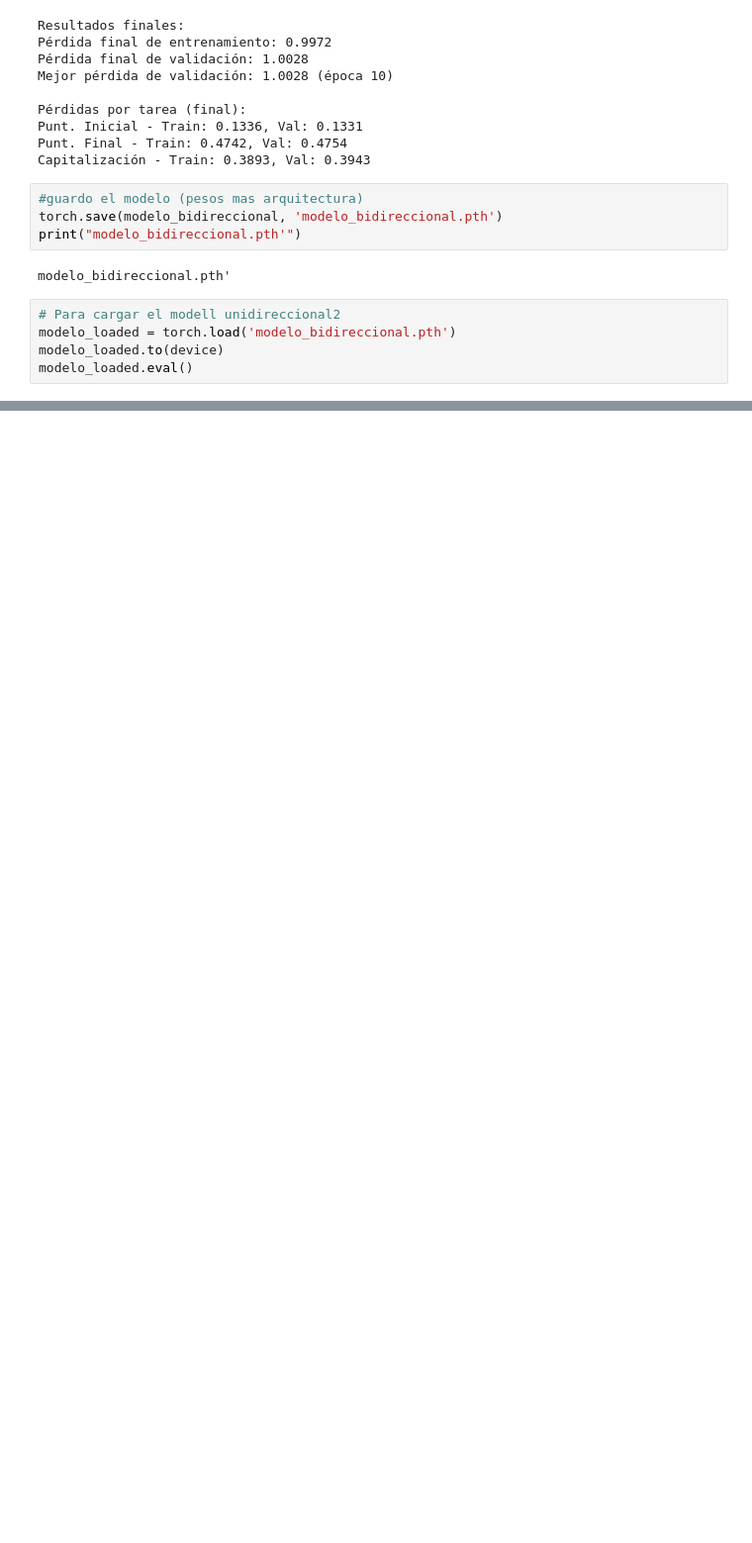
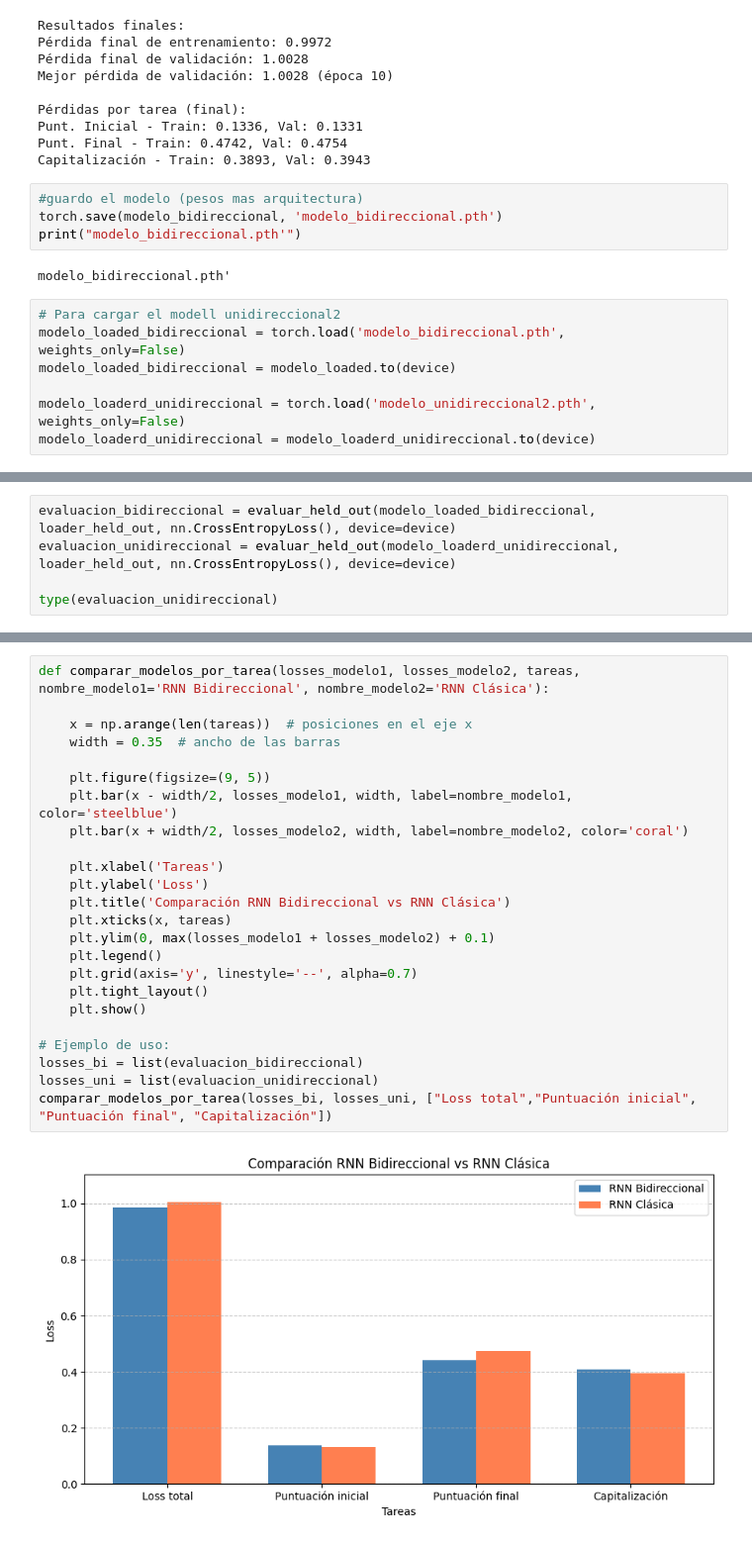
Before and after one commit to LeoBrasileo/Aprendizaje-Automatico-TP2, a Jupyter notebook: TP2_main.ipynb, the cells around one changed output, grey strips where cells are left out. Shown at 99% size. Drawn from its saved outputs; the diff is of its cells as text; blank space fills up the shorter version.

```diff
--- a/TP2_main.ipynb
+++ b/TP2_main.ipynb
@@ -421,6 +421,8 @@ print("modelo_bidireccional.pth'")
 modelo_bidireccional.pth'
 # %%
 # Para cargar el modell unidireccional2
-modelo_loaded = torch.load('modelo_bidireccional.pth')
-modelo_loaded.to(device)
-modelo_loaded.eval()
+modelo_loaded_bidireccional = torch.load('modelo_bidireccional.pth', weights_only=False)
+modelo_loaded_bidireccional = modelo_loaded.to(device)
+
+modelo_loaderd_unidireccional = torch.load('modelo_unidireccional2.pth', weights_only=False)
+modelo_loaderd_unidireccional = modelo_loaderd_unidireccional.to(device)
@@ -436,0 +477,5 @@ RNN_Bidireccional(
+# %%
+evaluacion_bidireccional = evaluar_held_out(modelo_loaded_bidireccional, loader_held_out, nn.CrossEntropyLoss(), device=device)
+evaluacion_unidireccional = evaluar_held_out(modelo_loaderd_unidireccional, loader_held_out, nn.CrossEntropyLoss(), device=device)
+
+type(evaluacion_unidireccional)
@@ -436,0 +484,26 @@ RNN_Bidireccional(
+# %%
+def comparar_modelos_por_tarea(losses_modelo1, losses_modelo2, tareas, nombre_modelo1='RNN Bidireccional', nombre_modelo2='RNN Clásica'):
+
+    x = np.arange(len(tareas))  # posiciones en el eje x
+    width = 0.35  # ancho de las barras
+
+    plt.figure(figsize=(9, 5))
+    plt.bar(x - width/2, losses_modelo1, width, label=nombre_modelo1, color='steelblue')
+    plt.bar(x + width/2, losses_modelo2, width, label=nombre_modelo2, color='coral')
+
+    plt.xlabel('Tareas')
+    plt.ylabel('Loss')
+    plt.title('Comparación RNN Bidireccional vs RNN Clásica')
+    plt.xticks(x, tareas)
+    plt.ylim(0, max(losses_modelo1 + losses_modelo2) + 0.1)
+    plt.legend()
+    plt.grid(axis='y', linestyle='--', alpha=0.7)
+    plt.tight_layout()
+    plt.show()
+
+# Ejemplo de uso:
+losses_bi = list(evaluacion_bidireccional)
+losses_uni = list(evaluacion_unidireccional)
+comparar_modelos_por_tarea(losses_bi, losses_uni, ["Loss total","Puntuación inicial", "Puntuación final", "Capitalización"])
+# %% [output]
+[figure, added]
```
Also changed, not shown: parts of 5 cells of this notebook, 7 other files.
